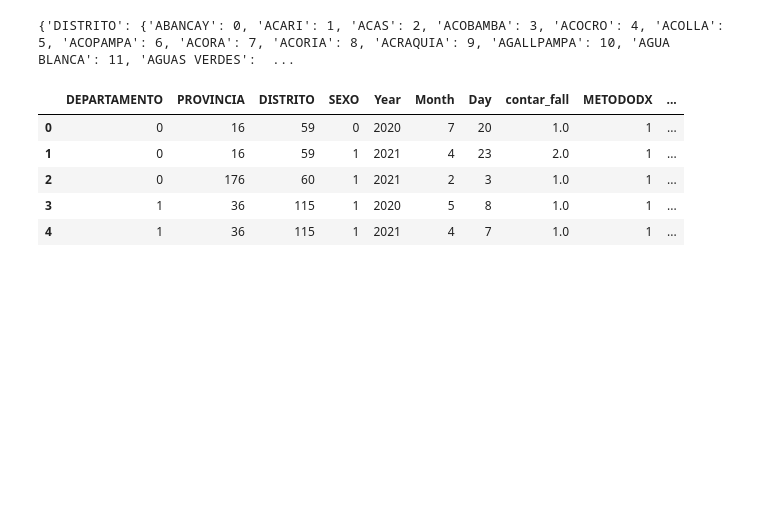
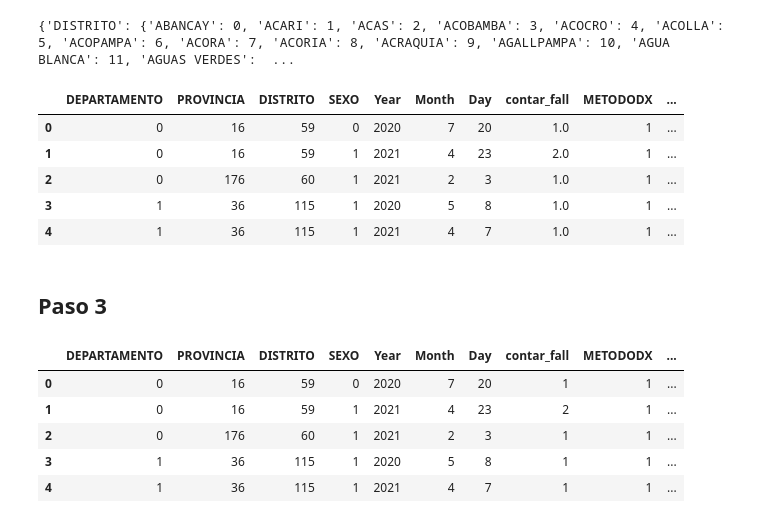
Before and after one commit to KevinRamosRivas/BI-UNMSM, a Jupyter notebook: Eq.B_Paso2_Report_COVID.ipynb, the cells around one changed output. Drawn from its saved outputs; the diff is of its cells as text; code cells hidden in the pictures; blank space fills up the shorter version.

```diff
--- a/Eq.B_Paso2_Report_COVID.ipynb
+++ b/Eq.B_Paso2_Report_COVID.ipynb
@@ -462,3 +462,5 @@ data6.head()
 | 4 | 1 | 36 | 115 | 1 | 2021 | 4 | 7 | 1.0 | 1 | ... |
 # %%
 data6.to_excel ('fallecidos_covid19_COD.xlsx')
+# %% [markdown]
+## Paso 3
@@ -464,0 +469,9 @@ data6.to_excel ('fallecidos_covid19_COD.xlsx')
+# %%
+data.head()
+# %% [output]
+|  | DEPARTAMENTO | PROVINCIA | DISTRITO | SEXO | Year | Month | Day | contar_fall | METODODX | ... |
+| 0 | 0 | 16 | 59 | 0 | 2020 | 7 | 20 | 1 | 1 | ... |
+| 1 | 0 | 16 | 59 | 1 | 2021 | 4 | 23 | 2 | 1 | ... |
+| 2 | 0 | 176 | 60 | 1 | 2021 | 2 | 3 | 1 | 1 | ... |
+| 3 | 1 | 36 | 115 | 1 | 2020 | 5 | 8 | 1 | 1 | ... |
+| 4 | 1 | 36 | 115 | 1 | 2021 | 4 | 7 | 1 | 1 | ... |
```
Also changed, not shown: parts of 2 cells of this notebook.
